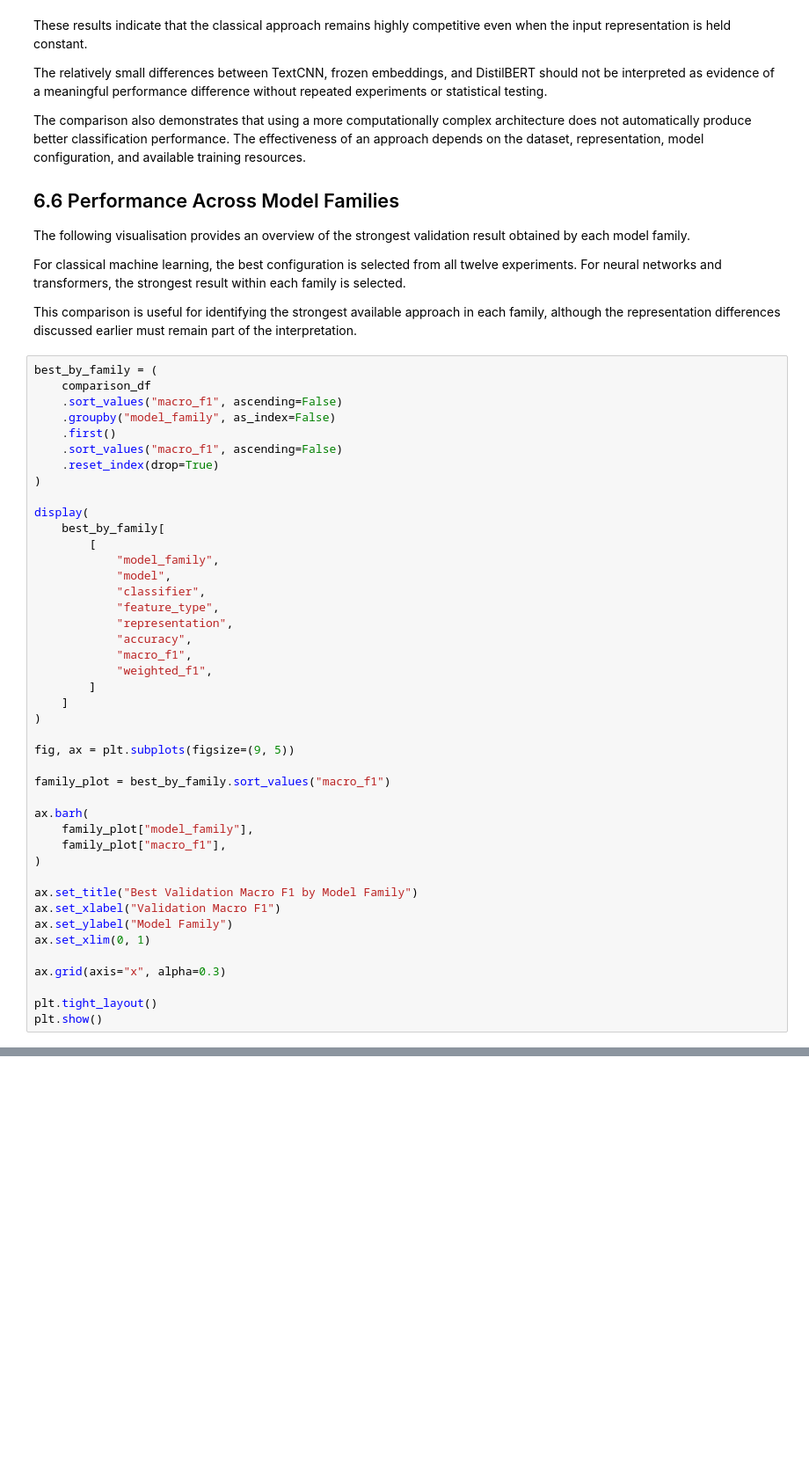
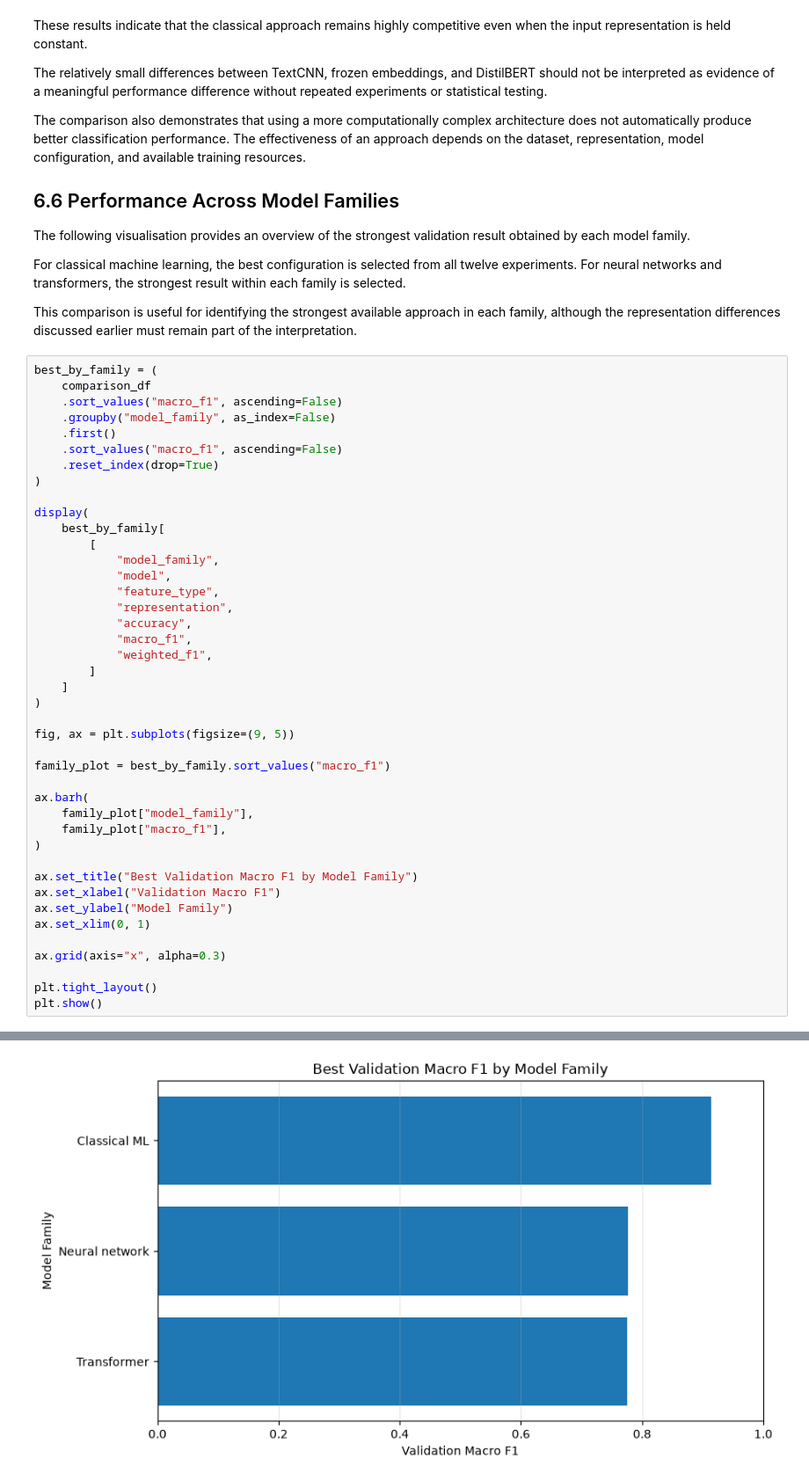
Before and after one commit to CyrilCele/topicsense-nlp, a Jupyter notebook: notebooks/06_model_comparison.ipynb, the cells around one changed output, grey strips where cells are left out. Shown at 88% size. Drawn from its saved outputs; the diff is of its cells as text; blank space fills up the shorter version.

```diff
--- a/notebooks/06_model_comparison.ipynb
+++ b/notebooks/06_model_comparison.ipynb
@@ -387,7 +404,6 @@ display(
         [
             "model_family",
             "model",
-            "classifier",
             "feature_type",
             "representation",
             "accuracy",
@@ -420,3 +439,4 @@ KeyError: "['classifier'] not in index"
+[figure, added]
 # %% [markdown]
 ### Interpreting Model-Family Performance
 
```
Also changed, not shown: parts of 8 cells of this notebook.
